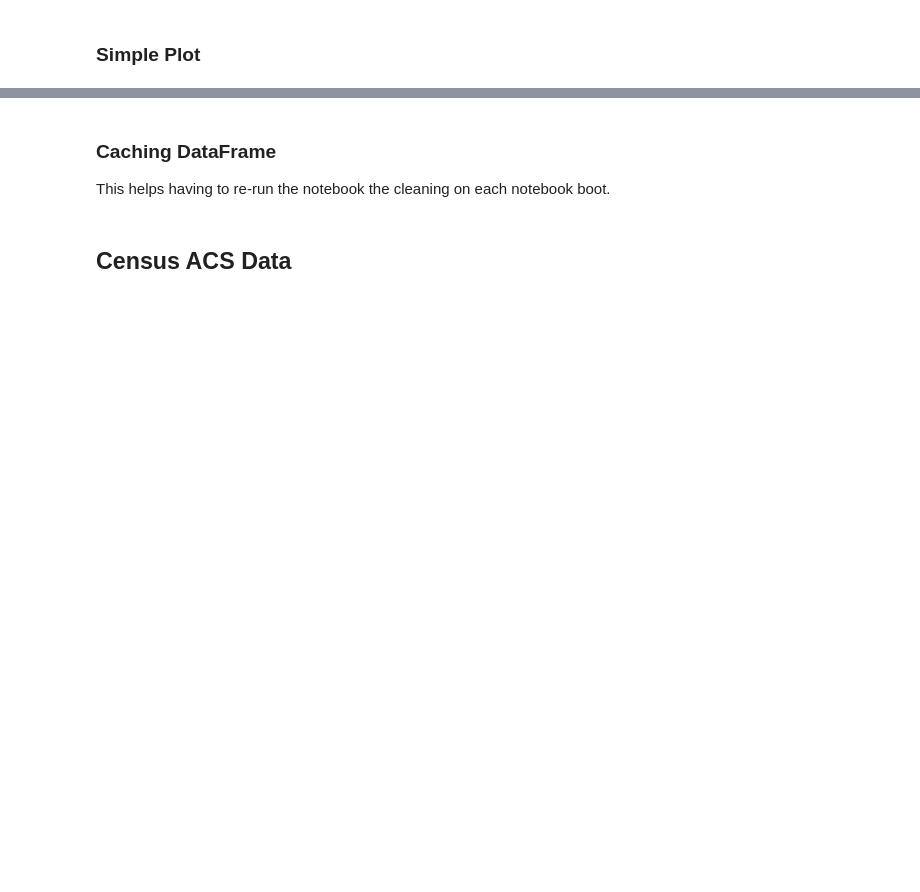
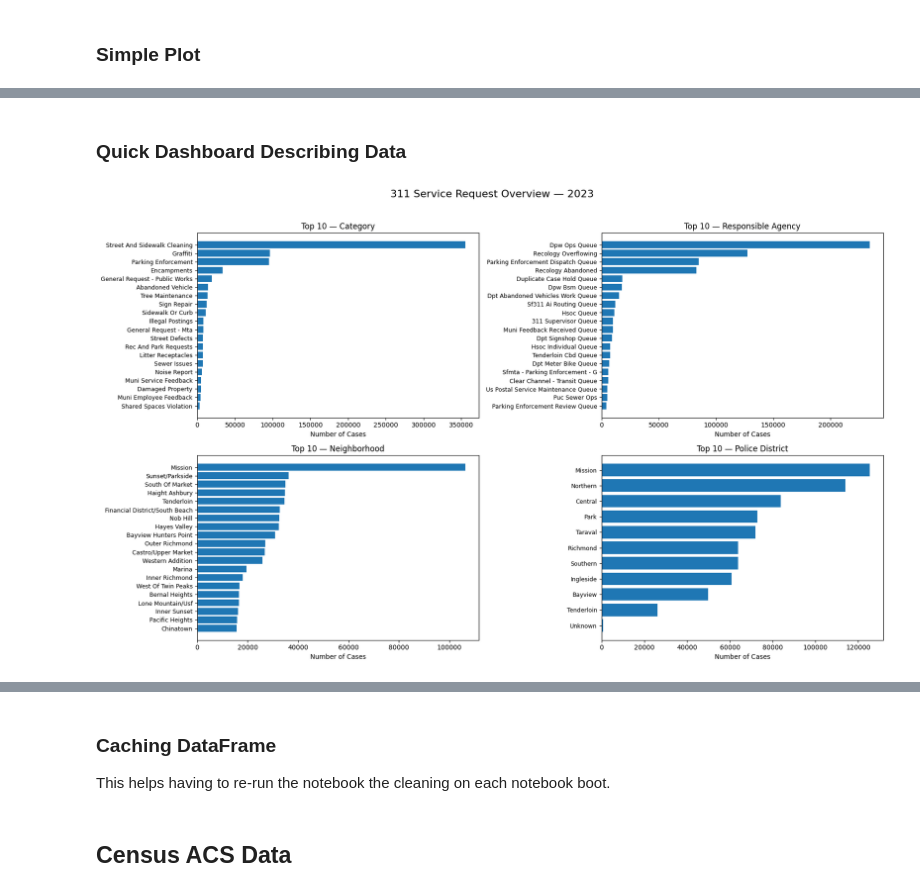
Before and after one commit to manpazito/311-neighborhood-equity, a Jupyter notebook: processing_data.ipynb, the cells around one changed output, grey strips where cells are left out. Cells and saved outputs as stored; diff of their text form; code cells hidden in the pictures; blank space fills up the shorter version.

Commit message:
Updated more data processing

```diff
--- a/processing_data.ipynb
+++ b/processing_data.ipynb
@@ -217,0 +220,35 @@ plt.show()
+# %% [markdown]
+### Quick Dashboard Describing Data
+# %%
+fig, axes = plt.subplots(2, 2, figsize=(17, 10))
+axes = axes.flatten()
+
+cat_info = [
+    ('category', 'Top 10 — Category'),
+    ('responsible_agency', 'Top 10 — Responsible Agency'),
+    ('neighborhood', 'Top 10 — Neighborhood'),
+    ('police_district', 'Top 10 — Police District'),
+]
+
+for ax, (col, title) in zip(axes, cat_info):
+    if col in serv_req_gdf.columns:
+        vc = (
+            serv_req_gdf[col]
+            .fillna('Unknown')
+            .value_counts()
+            .nlargest(20)
+            .sort_values()
+        )
+        ax.barh(vc.index, vc.values)
+        ax.set_title(title, fontsize=12)
+        ax.set_xlabel("Number of Cases")
+        ax.tick_params(axis='y', labelsize=9)
+    else:
+        ax.text(0.5, 0.5, f"{col} not found", ha='center', va='center')
+        ax.set_axis_off()
+
+plt.suptitle("311 Service Request Overview — 2023", fontsize=16, y=1.02)
+plt.tight_layout()
+plt.show()
+# %% [output]
+[figure, added]
```
Also changed, not shown: parts of 15 cells of this notebook, 8 other files.
